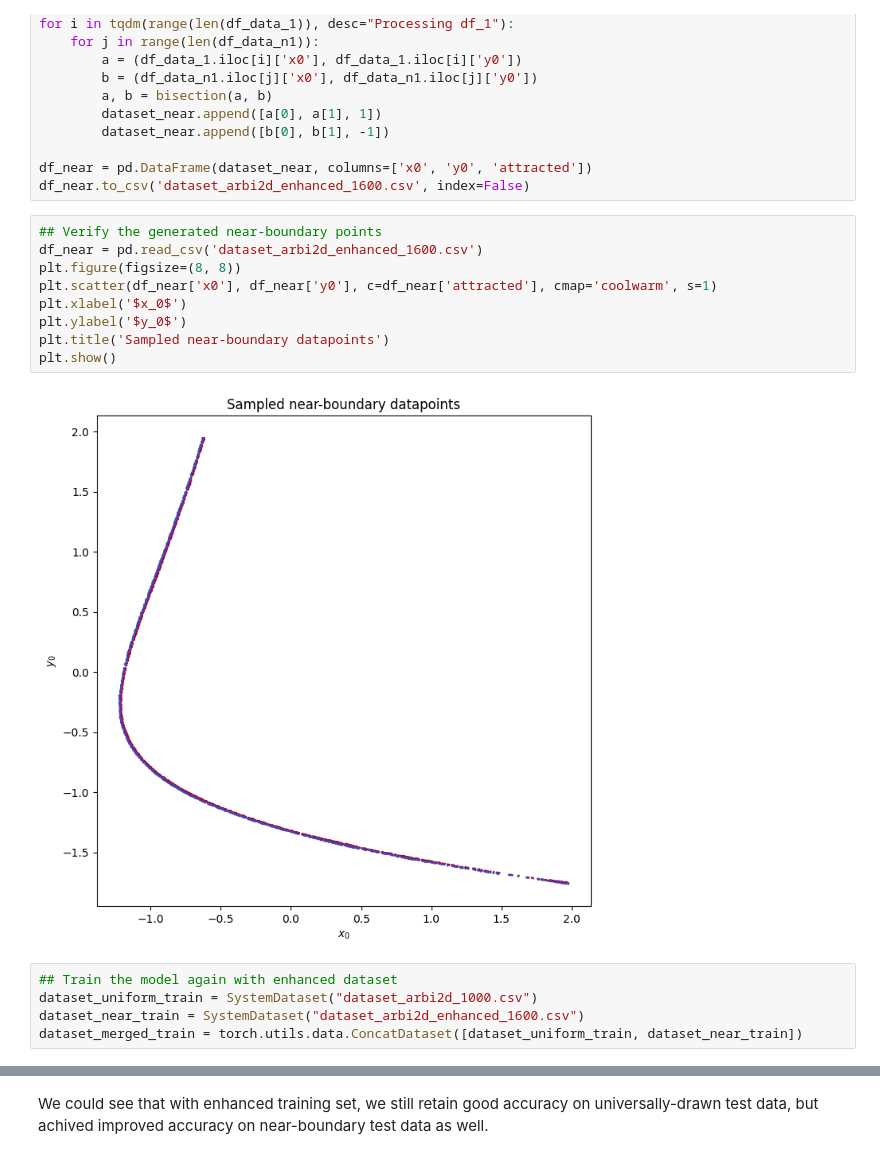
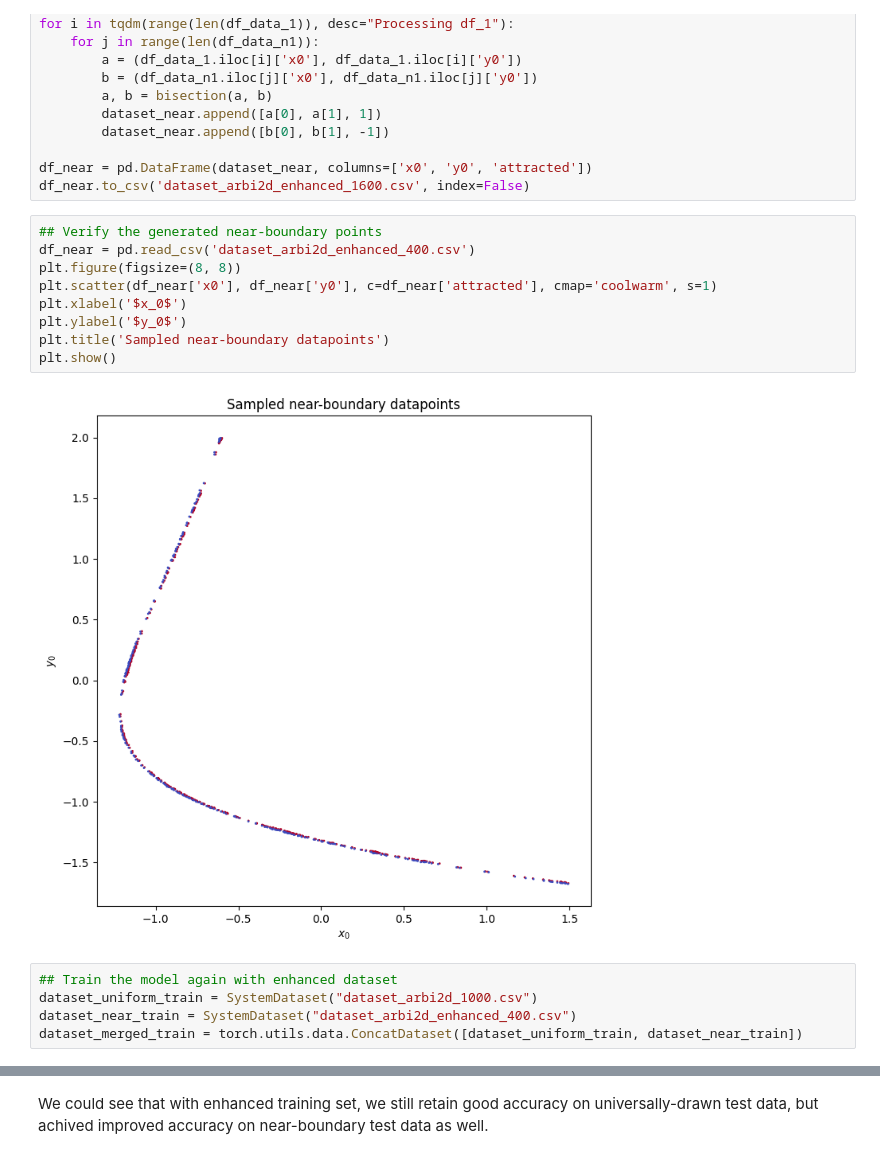
Before and after one commit to OliverChen0602/Estimate-Basin-Boundary, a Jupyter notebook: arbitrary_2d_reduced.ipynb, the cells around one changed output, grey strips where cells are left out. Cells and saved outputs as stored; diff of their text form.

```diff
--- a/arbitrary_2d_reduced.ipynb
+++ b/arbitrary_2d_reduced.ipynb
@@ -257,19 +278,19 @@ df_near = pd.DataFrame(dataset_near, columns=['x0', 'y0', 'attracted'])
 df_near.to_csv('dataset_arbi2d_enhanced_1600.csv', index=False)
 # %%
 ## Verify the generated near-boundary points
-df_near = pd.read_csv('dataset_arbi2d_enhanced_1600.csv')
+df_near = pd.read_csv('dataset_arbi2d_enhanced_400.csv')
 plt.figure(figsize=(8, 8))
 plt.scatter(df_near['x0'], df_near['y0'], c=df_near['attracted'], cmap='coolwarm', s=1)
 plt.xlabel('$x_0$')
 plt.ylabel('$y_0$')
 plt.title('Sampled near-boundary datapoints')
 plt.show()
 # %% [output]
-[figure, old version]
+[figure, new version]
 # %%
 ## Train the model again with enhanced dataset
 dataset_uniform_train = SystemDataset("dataset_arbi2d_1000.csv")
-dataset_near_train = SystemDataset("dataset_arbi2d_enhanced_1600.csv")
+dataset_near_train = SystemDataset("dataset_arbi2d_enhanced_400.csv")
 dataset_merged_train = torch.utils.data.ConcatDataset([dataset_uniform_train, dataset_near_train])
 # %%
 net_2 = Net()
```
Also changed, not shown: parts of 27 cells of this notebook, 29 other files.
